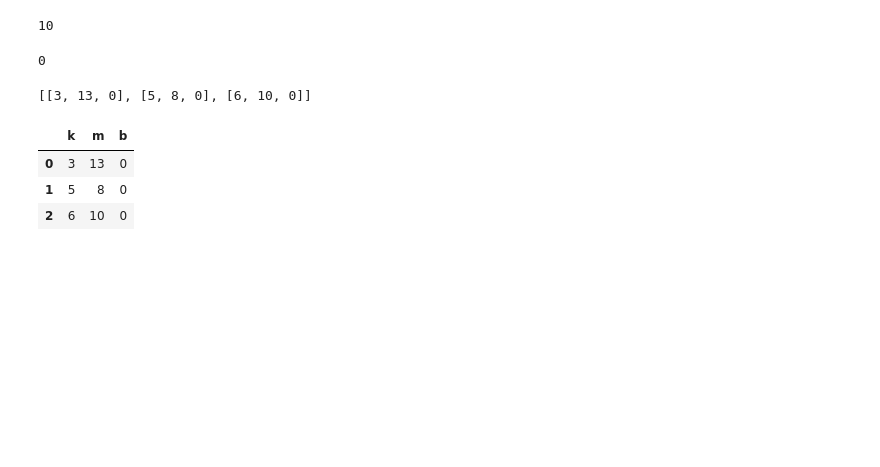
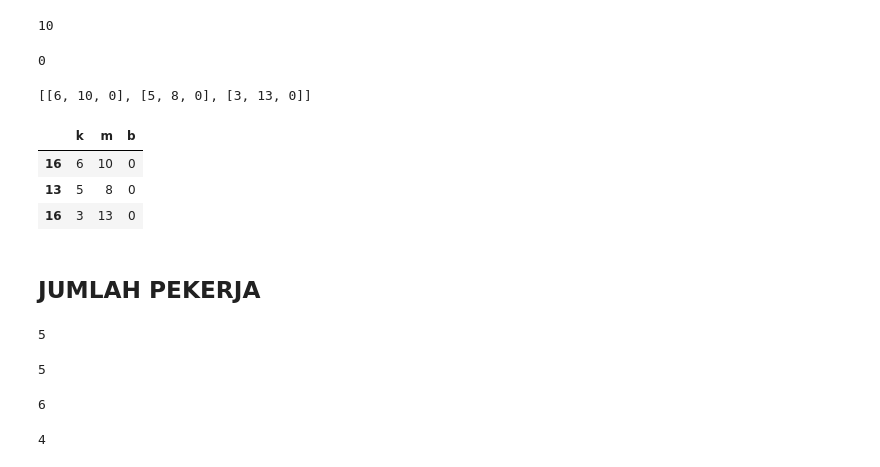
Before and after one commit to ibnutriyuono/artificial-intelligence2019, a Jupyter notebook: AI 2019-2020 Naive Bayes UKM.ipynb, the cells around one changed output. Saved outputs shown, nothing was run; the diff lists cells and outputs as text; code cells hidden in the pictures; blank space fills up the shorter version.

Commit message:
adding jumlah pekerja usaha kontingensi

```diff
--- a/AI 2019-2020 Naive Bayes UKM.ipynb
+++ b/AI 2019-2020 Naive Bayes UKM.ipynb
@@ -125,7 +125,7 @@ banyakKecilYaLamaUsaha
 # %% [output]
 3
 # %%
-banyakMenengahYaLamaUsaha = len(dataKeseluruhanYa.loc[(dataKeseluruhanYa['LAMA USAHA(dlm tahun)'] >= 3) & (dataKeseluruhanYa['LAMA USAHA(dlm tahun)'] <= 7)])
+banyakMenengahYaLamaUsaha = len(dataKeseluruhanYa.loc[(dataKeseluruhanYa['LAMA USAHA(dlm tahun)'] > 3) & (dataKeseluruhanYa['LAMA USAHA(dlm tahun)'] <= 7)])
 banyakMenengahYaLamaUsaha
 # %% [output]
 13
@@ -178,16 +178,39 @@ tundaLamaUsaha.append(banyakBesarTundaLamaUsaha)
 tidakLamaUsaha.append(banyakKecilTidakLamaUsaha)
 tidakLamaUsaha.append(banyakMenengahTidakLamaUsaha)
 tidakLamaUsaha.append(banyakBesarTidakLamaUsaha)
+lamaUsaha.append(tidakLamaUsaha)
+lamaUsaha.append(tundaLamaUsaha)
 lamaUsaha.append(yaLamaUsaha)
-lamaUsaha.append(tundaLamaUsaha)
-lamaUsaha.append(tidakLamaUsaha)
 lamaUsaha
 # %% [output]
-[[3, 13, 0], [5, 8, 0], [6, 10, 0]]
+[[6, 10, 0], [5, 8, 0], [3, 13, 0]]
 # %%
-pd.DataFrame(lamaUsaha, columns=['k', 'm', 'b'])
+lamaUsahaDf = pd.DataFrame(lamaUsaha,dataKeputusan, columns=['k', 'm', 'b'])
+lamaUsahaDf
 # %% [output]
 |  | k | m | b |
-| 0 | 3 | 13 | 0 |
-| 1 | 5 | 8 | 0 |
-| 2 | 6 | 10 | 0 |
+| 16 | 6 | 10 | 0 |
+| 13 | 5 | 8 | 0 |
+| 16 | 3 | 13 | 0 |
+# %% [markdown]
+##  JUMLAH PEKERJA
+# %%
+banyakKecilYaJumlahPekerja = len(dataKeseluruhanYa.loc[dataKeseluruhanYa['JUMLAH PEKERJA'] < 10])
+banyakKecilYaJumlahPekerja
+# %% [output]
+5
+# %%
+banyakMenengahYaJumlahPekerja = len(dataKeseluruhanYa.loc[(dataKeseluruhanYa['JUMLAH PEKERJA'] >= 10)&(dataKeseluruhanYa['JUMLAH PEKERJA'] <= 20)])
+banyakMenengahYaJumlahPekerja
+# %% [output]
+5
+# %%
+banyakBesarYaJumlahPekerja = len(dataKeseluruhanYa.loc[(dataKeseluruhanYa['JUMLAH PEKERJA'] > 20)&(dataKeseluruhanYa['JUMLAH PEKERJA'] <= 30)])
+banyakBesarYaJumlahPekerja
+# %% [output]
+6
+# %%
+banyakKecilTundaJumlahPekerja = len(dataKeseluruhanTunda.loc[dataKeseluruhanTunda['JUMLAH PEKERJA'] < 10])
+banyakKecilTundaJumlahPekerja
+# %% [output]
+4
```
Also changed, not shown: parts of 6 cells of this notebook.
